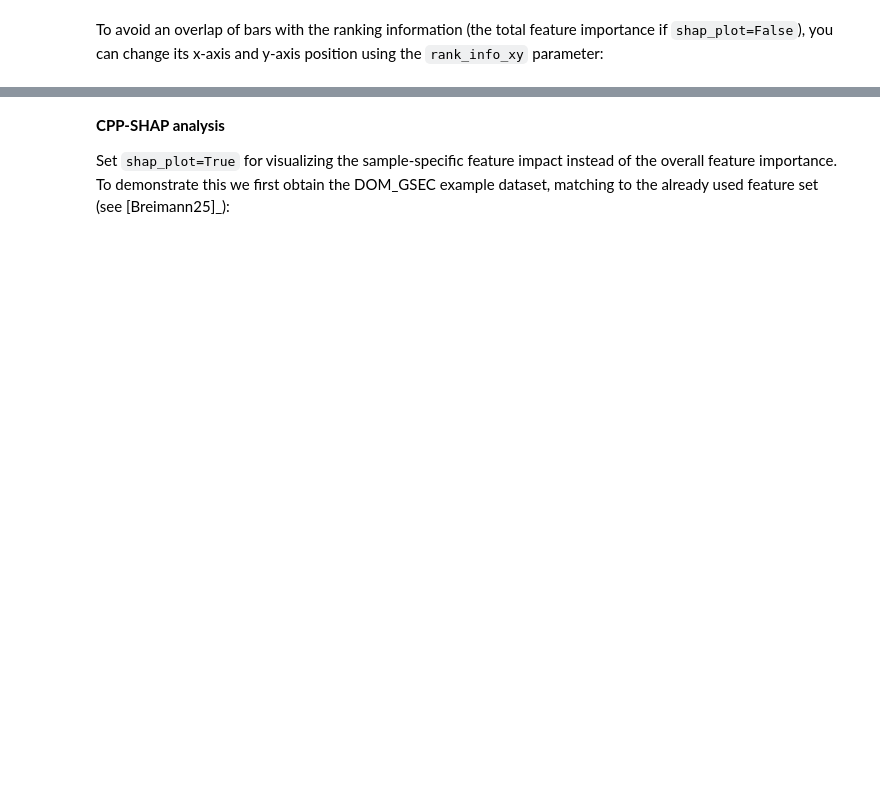
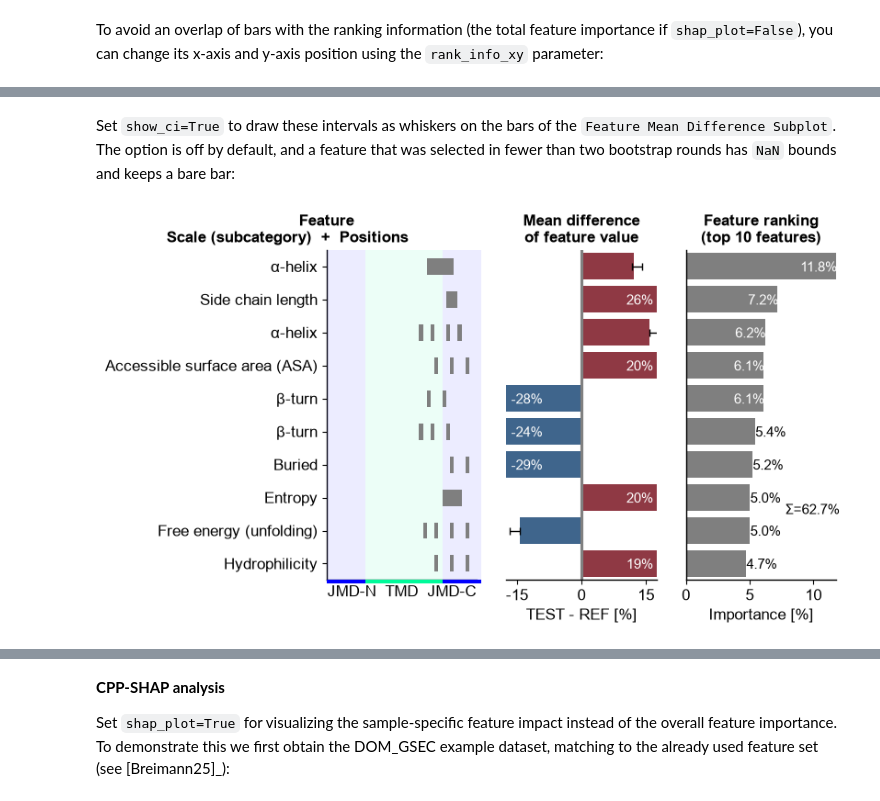
Before and after one commit to breimanntools/aaanalysis, a Jupyter notebook: examples/feature_engineering/cpp_plot_ranking.ipynb, the cells around one changed output, grey strips where cells are left out. Saved outputs shown, nothing was run; the diff lists cells and outputs as text; code cells hidden in the pictures; blank space fills up the shorter version.

```diff
--- a/examples/feature_engineering/cpp_plot_ranking.ipynb
+++ b/examples/feature_engineering/cpp_plot_ranking.ipynb
@@ -131,0 +164,9 @@ plt.show()
+# %% [markdown]
+Set ``show_ci=True`` to draw these intervals as whiskers on the bars of the ``Feature Mean Difference Subplot``. The option is off by default, and a feature that was selected in fewer than two bootstrap rounds has ``NaN`` bounds and keeps a bare bar:
+# %%
+# Show the confidence interval of the mean difference
+cpp_plot.ranking(df_feat=df_feat_ci, n_top=10, show_ci=True)
+plt.tight_layout()
+plt.show()
+# %% [output]
+[figure, added]
```
Also changed, not shown: parts of 18 cells of this notebook, 5 other files.
